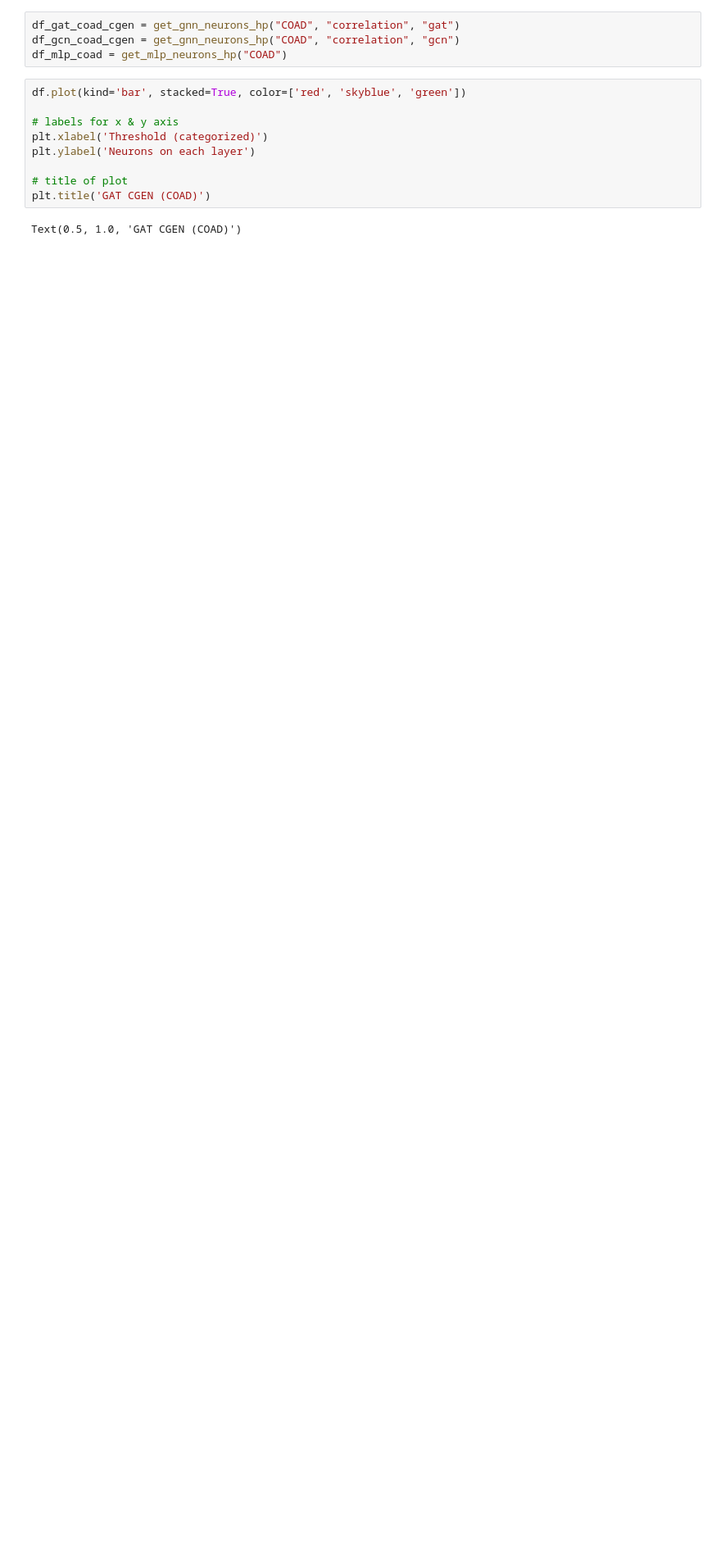
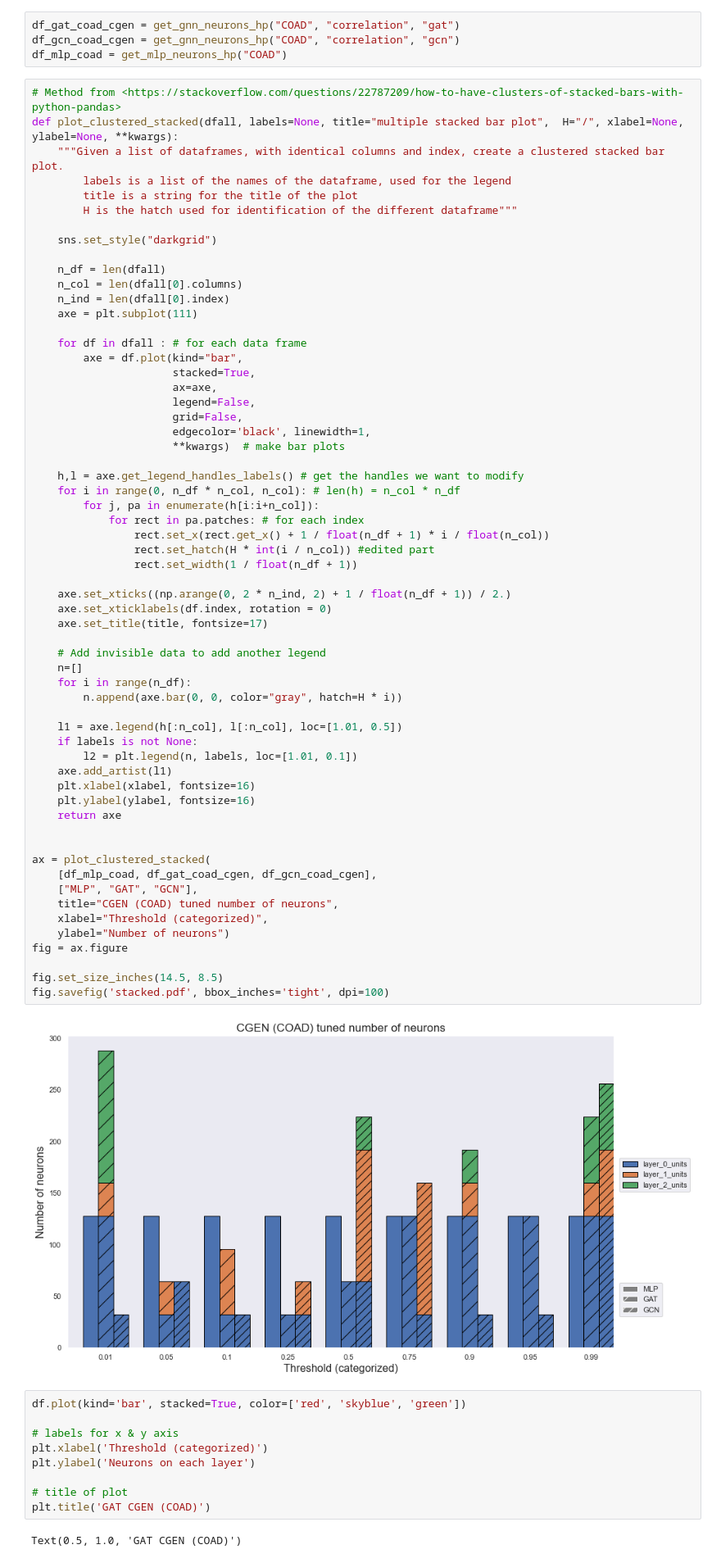
Before and after one commit to colombelli/gat-cancer-staging, a Jupyter notebook: notebooks/hyperparameter_investigation.ipynb, the cells around one changed output. Shown at 82% size. Saved outputs shown, nothing was run; the diff lists cells and outputs as text; blank space fills up the shorter version.

Commit message:
Add clustered stacked barplot to hp analysis

```diff
--- a/notebooks/hyperparameter_investigation.ipynb
+++ b/notebooks/hyperparameter_investigation.ipynb
@@ -74,6 +74,68 @@ def get_mlp_neurons_hp(cancer):
 df_gat_coad_cgen = get_gnn_neurons_hp("COAD", "correlation", "gat")
 df_gcn_coad_cgen = get_gnn_neurons_hp("COAD", "correlation", "gcn")
 df_mlp_coad = get_mlp_neurons_hp("COAD")
+# %%
+# Method from <https://stackoverflow.com/questions/22787209/how-to-have-clusters-of-stacked-bars-with-python-pandas>
+def plot_clustered_stacked(dfall, labels=None, title="multiple stacked bar plot",  H="/", xlabel=None, ylabel=None, **kwargs):
+    """Given a list of dataframes, with identical columns and index, create a clustered stacked bar plot.
+        labels is a list of the names of the dataframe, used for the legend
+        title is a string for the title of the plot
+        H is the hatch used for identification of the different dataframe"""
+
+    sns.set_style("darkgrid")
+
+    n_df = len(dfall)
+    n_col = len(dfall[0].columns)
+    n_ind = len(dfall[0].index)
+    axe = plt.subplot(111)
+
+    for df in dfall : # for each data frame
+        axe = df.plot(kind="bar",
+                      stacked=True,
+                      ax=axe,
+                      legend=False,
+                      grid=False,
+                      edgecolor='black', linewidth=1,
+                      **kwargs)  # make bar plots
+
+    h,l = axe.get_legend_handles_labels() # get the handles we want to modify
+    for i in range(0, n_df * n_col, n_col): # len(h) = n_col * n_df
+        for j, pa in enumerate(h[i:i+n_col]):
+            for rect in pa.patches: # for each index
+                rect.set_x(rect.get_x() + 1 / float(n_df + 1) * i / float(n_col))
+                rect.set_hatch(H * int(i / n_col)) #edited part
+                rect.set_width(1 / float(n_df + 1))
+
+    axe.set_xticks((np.arange(0, 2 * n_ind, 2) + 1 / float(n_df + 1)) / 2.)
+    axe.set_xticklabels(df.index, rotation = 0)
+    axe.set_title(title, fontsize=17)
+
+    # Add invisible data to add another legend
+    n=[]
+    for i in range(n_df):
+        n.append(axe.bar(0, 0, color="gray", hatch=H * i))
+
+    l1 = axe.legend(h[:n_col], l[:n_col], loc=[1.01, 0.5])
+    if labels is not None:
+        l2 = plt.legend(n, labels, loc=[1.01, 0.1])
+    axe.add_artist(l1)
+    plt.xlabel(xlabel, fontsize=16)
+    plt.ylabel(ylabel, fontsize=16)
+    return axe
+
+
+ax = plot_clustered_stacked(
+    [df_mlp_coad, df_gat_coad_cgen, df_gcn_coad_cgen],
+    ["MLP", "GAT", "GCN"],
+    title="CGEN (COAD) tuned number of neurons",
+    xlabel="Threshold (categorized)",
+    ylabel="Number of neurons")
+fig = ax.figure
+
+fig.set_size_inches(14.5, 8.5)
+fig.savefig('stacked.pdf', bbox_inches='tight', dpi=100)
+# %% [output]
+[figure, added]
 # %%
 df.plot(kind='bar', stacked=True, color=['red', 'skyblue', 'green'])
 
```
